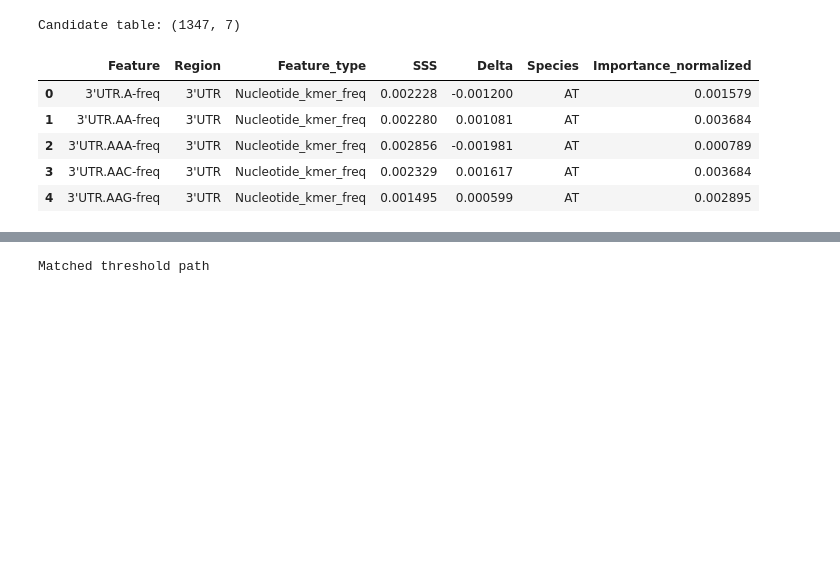
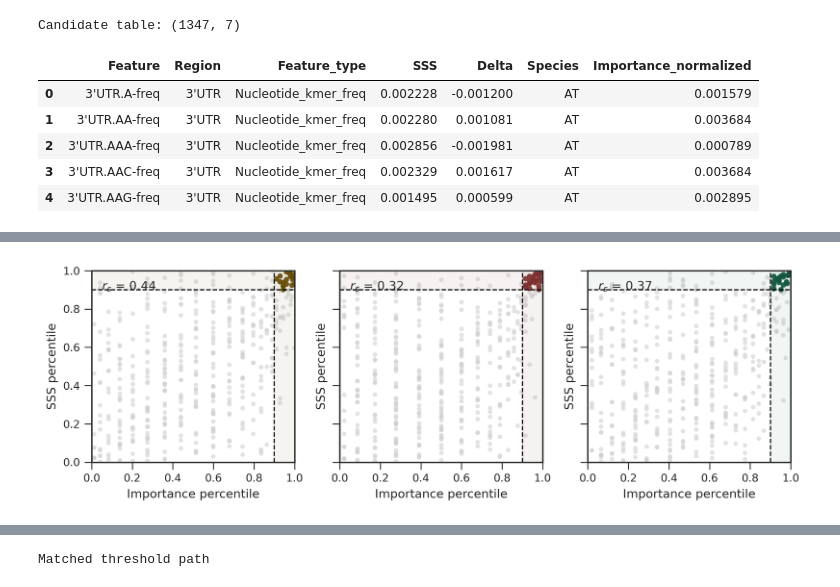
Before and after one commit to ih-11/regression, a Jupyter notebook: notebooks/notebook4.ipynb, the cells around one changed output, grey strips where cells are left out. Saved outputs shown, nothing was run; the diff lists cells and outputs as text; code cells hidden in the pictures; blank space fills up the shorter version.

```diff
--- a/notebooks/notebook4.ipynb
+++ b/notebooks/notebook4.ipynb
@@ -358,0 +482,77 @@ plt.show()
+# %%
+# ============================================
+# Importance percentile vs SSS percentile
+# Joint feature-selection space
+# ============================================
+
+CUTOFF = 0.90
+
+fig, axes = plt.subplots(1, 3, figsize=(9, 3), dpi=_PLOT_CFG["dpi"], sharex=True, sharey=True)
+
+for ax, species_key in zip(axes, SPECIES):
+
+    species = SPECIES_INFO[species_key]["label"]
+    color = SPECIES_INFO[species_key]["color"]
+
+    temp = (
+        candidate_df.loc[candidate_df["Species"] == species]
+        .dropna(subset=["Importance_percentile", "SSS_percentile"])
+        .copy()
+    )
+
+    rho, p = stats.spearmanr(
+        temp["Importance_percentile"],
+        temp["SSS_percentile"],
+    )
+
+    keep = (
+        (temp["Importance_percentile"] >= CUTOFF) &
+        (temp["SSS_percentile"] >= CUTOFF)
+    )
+
+    ax.scatter(
+        temp["Importance_percentile"],
+        temp["SSS_percentile"],
+        s=14,
+        color="0.82",
+        alpha=0.6,
+        linewidth=0,
+    )
+
+    ax.scatter(
+        temp.loc[keep, "Importance_percentile"],
+        temp.loc[keep, "SSS_percentile"],
+        s=20,
+        color=color,
+        alpha=0.9,
+        linewidth=0,
+    )
+
+    ax.axvline(CUTOFF, color="black", ls="--", lw=1)
+    ax.axhline(CUTOFF, color="black", ls="--", lw=1)
+
+    ax.axvspan(CUTOFF, 1, color=color, alpha=0.06)
+    ax.axhspan(CUTOFF, 1, color=color, alpha=0.06)
+
+    ax.text(
+        0.05,
+        0.95,
+        rf"$r_s$ = {rho:.2f}",
+        transform=ax.transAxes,
+        ha="left",
+        va="top",
+    )
+
+    format_axis(
+        ax,
+        xlabel="Importance percentile",
+        ylabel="SSS percentile",
+    )
+
+    ax.set_xlim(0, 1)
+    ax.set_ylim(0, 1)
+
+plt.tight_layout()
+plt.show()
+# %% [output]
+[figure, added]
```
Also changed, not shown: parts of 11 cells of this notebook, 1 other file.
